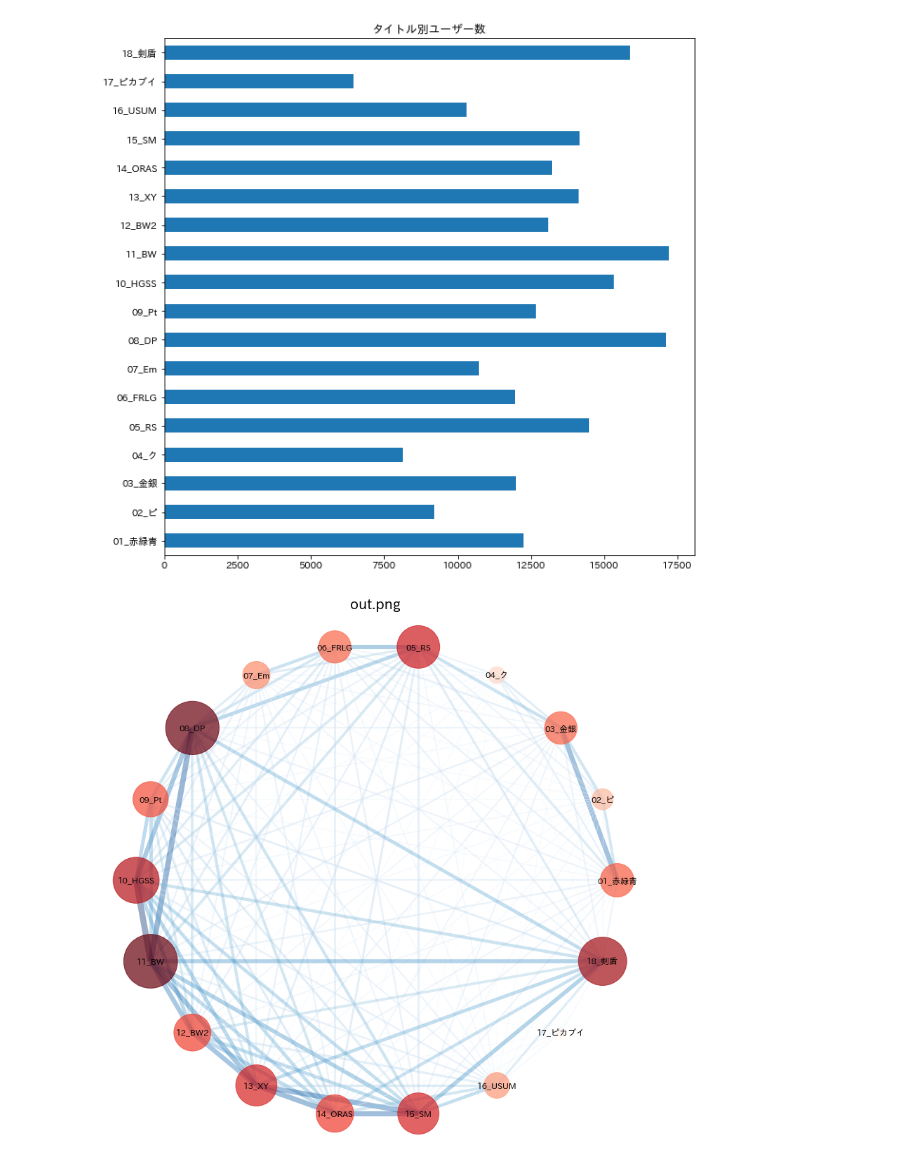
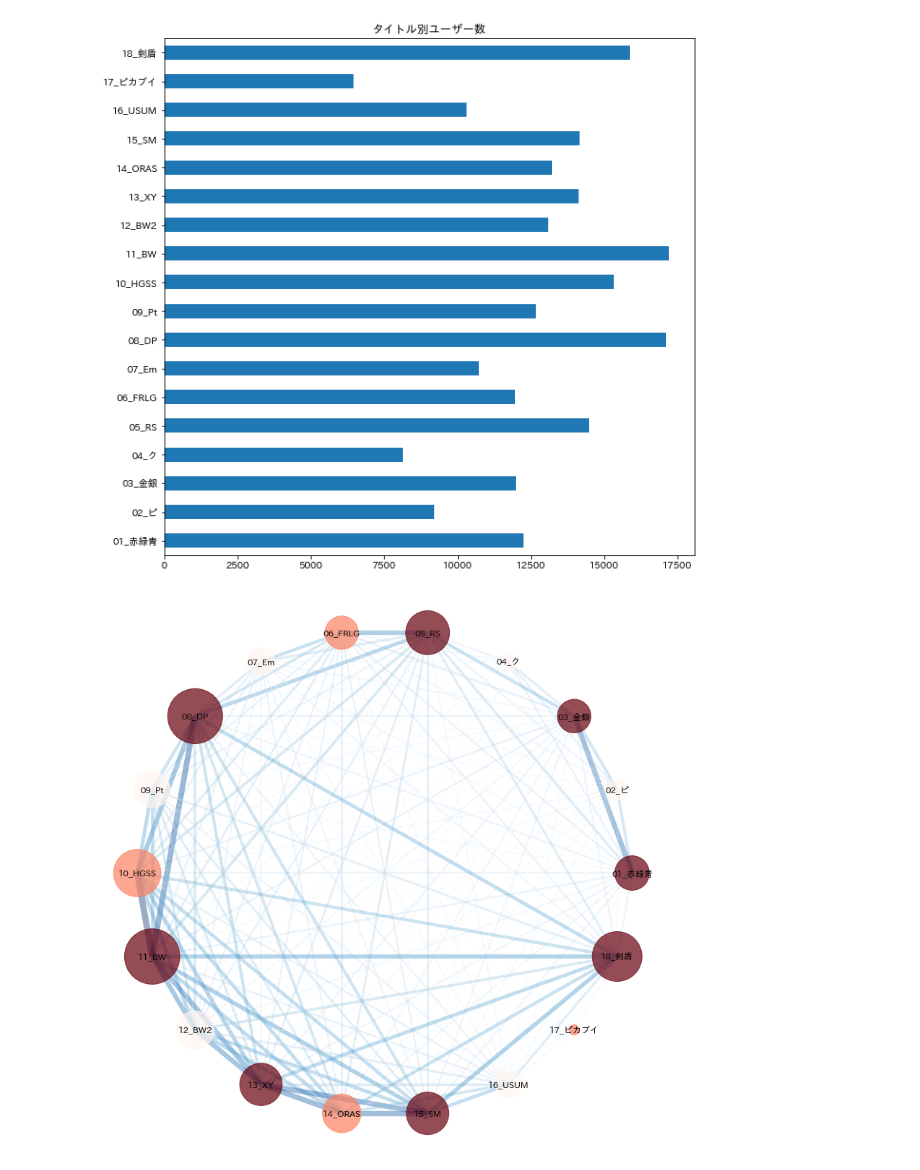
Before and after one commit to mrok273/Qiita, a Jupyter notebook: ポケモン/ネットワーク図の作成/ネットワーク図の作成.ipynb, the cells around one changed output. Cells and saved outputs as stored; diff of their text form; code cells hidden in the pictures.

```diff
--- a/ポケモン/ネットワーク図の作成/ネットワーク図の作成.ipynb
+++ b/ポケモン/ネットワーク図の作成/ネットワーク図の作成.ipynb
@@ -213,7 +205,7 @@ plt.title("タイトル別ユーザー数");
 # %% [output]
 [figure]
 # %%
-def plot_network(data,node_list, fig_size=(14, 14), file_name=None):
+def plot_network(data,node_list, fig_size=(14, 14), file_name=None,title_color=False):
     """
     parameter:
 
@@ -250,9 +242,9 @@ def plot_network(data,node_list, fig_size=(14, 14), file_name=None):
     for gen in gen_dict.values():
         player_dict[gen] = data[gen].sum()
 
-    nodes = list(gen_dict.values())
+
     G = nx.Graph() #グラフの作成
-    G.add_nodes_from(nodes) #ノードの作成
+    G.add_nodes_from(node_list) #ノードの作成
 
     # エッジの追加
     for i in range(len(df_ja)):
@@ -264,9 +256,28 @@ def plot_network(data,node_list, fig_size=(14, 14), file_name=None):
 
     #ノードの描画上の大きさの設定。数が多いと比較が難しくなるので、差を強調している
     node_size=[(v-4000)**2*10000/(max(player_dict.values())**2) for v in player_dict.values()]
+    def make_node_color(node_list):
+        minor_change=['02_ピ','04_ク','07_Em','09_Pt', '12_BW2','16_USUM']
+        remake=['06_FRLG', '10_HGSS','14_ORAS', '17_ピカブイ']
+        color_list=[]
+        for node in node_list:
+            if node in minor_change:
+                color = 3000
+            elif node in remake:
+                color = 6000
+            else:
+                color = 10000
+            color_list.append(color)
+        return color_list
+
+    if title_color:
+        node_color = make_node_color(node_list)
+    else:
+        node_color = node_size
+
 
     # グラフにノードを描画。ノードの色・大きさはここで設定
-    nx.draw_networkx_nodes(G, pos, node_color=list(player_dict.values()),
+    nx.draw_networkx_nodes(G, pos, node_color=node_color,
                            cmap=plt.cm.Reds,
                            alpha=0.7,
                            node_size=node_size)
@@ -276,18 +287,17 @@ def plot_network(data,node_list, fig_size=(14, 14), file_name=None):
 
     # エッジの太さ調節.こちらも差を強調する
     edge_width = [np.exp(d["weight"]-0.3)**5 for (u, v, d) in G.edges(data=True)]
-
     nx.draw_networkx_edges(G, pos, alpha=0.4, edge_color=edge_width, width=edge_width,edge_cmap=plt.cm.Blues)
 
     plt.axis('off')
-    plt.title(file_name,fontsize=20)
 
     if file_name !=None:
         plt.savefig(file_name, bbox_inches="tight")
     return df_ja
 # %%
-df_ja = plot_network(df,
-                     node_list,
-                     file_name="out.png")
+df_ja = plot_network(df
+                     ,node_list
+                     ,file_name="out.png"
+                    ,title_color=True)
 # %% [output]
-[figure, old version]
+[figure, new version]
```
Also changed, not shown: parts of 9 cells of this notebook, 1 other file.
